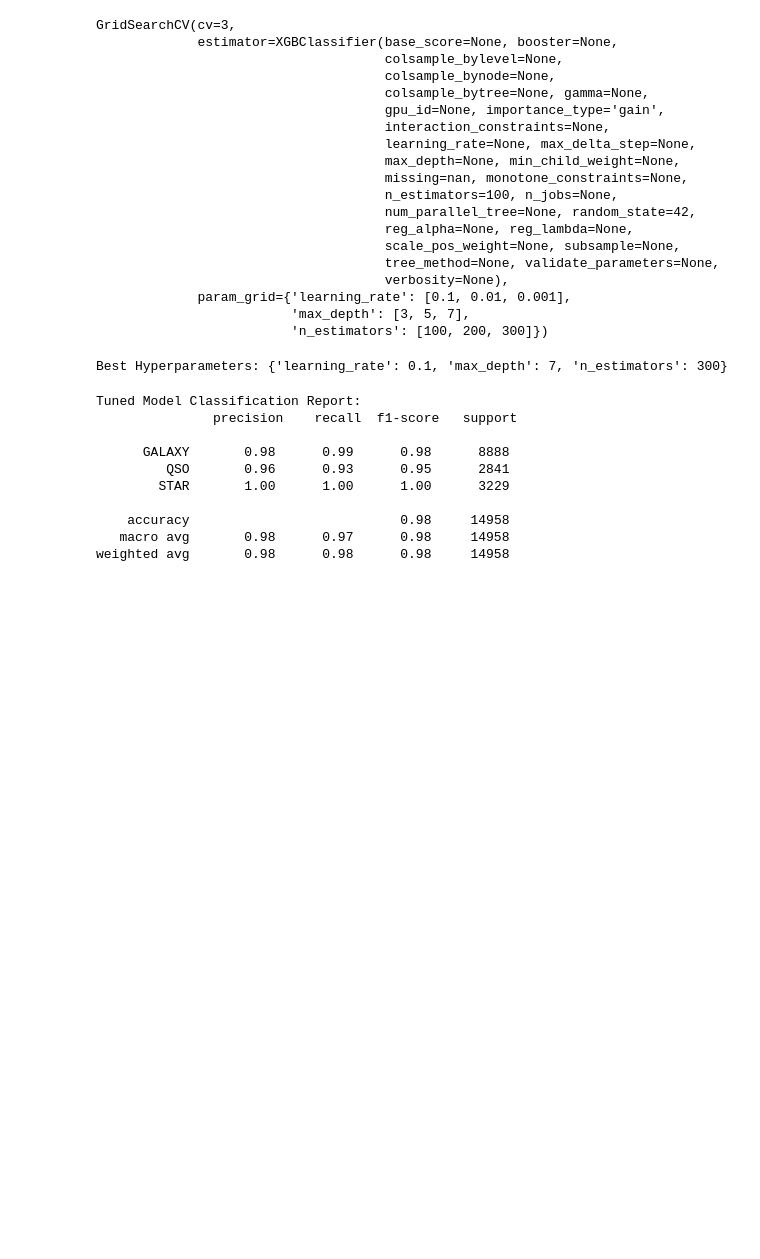
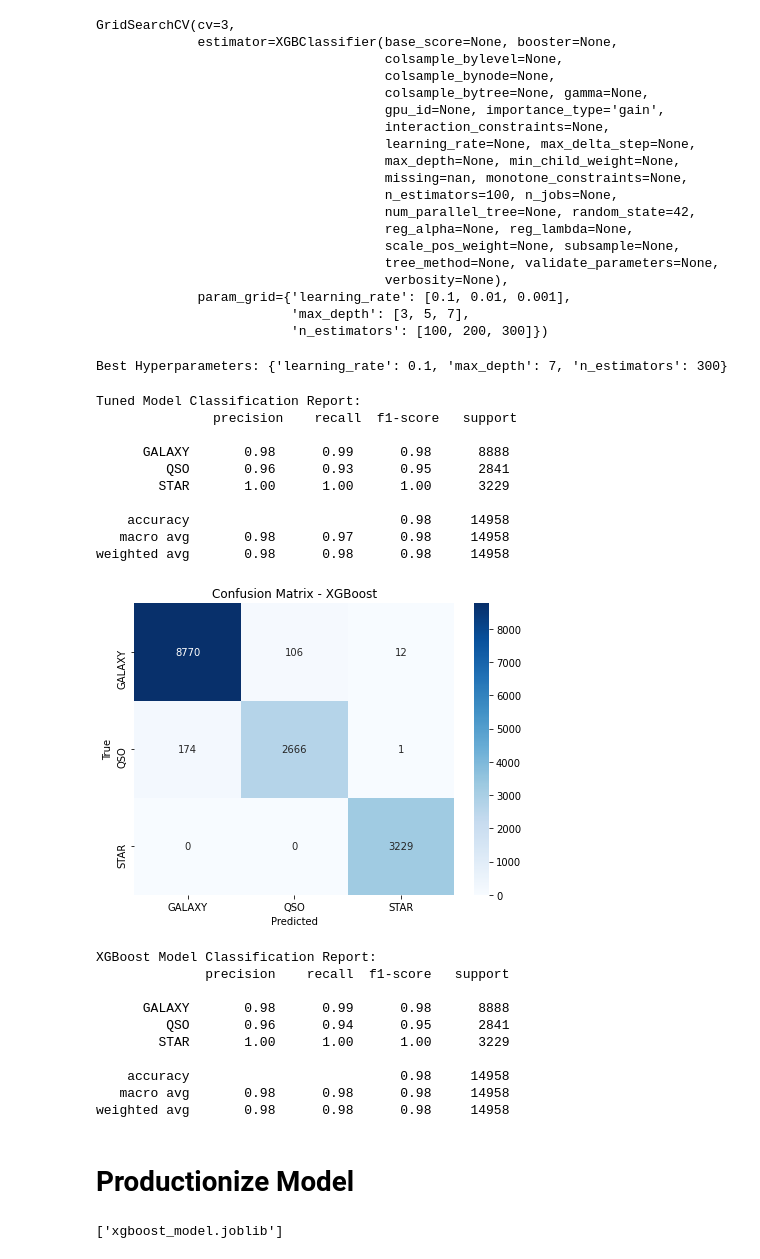
Before and after one commit to arnavhasija/nasa_stars_classification, a Jupyter notebook: stars_classification.ipynb, the cells around one changed output. Cells and saved outputs as stored; diff of their text form; code cells hidden in the pictures; blank space fills up the shorter version.

```diff
--- a/stars_classification.ipynb
+++ b/stars_classification.ipynb
@@ -452,3 +452,58 @@ Tuned Model Classification Report:
     accuracy                           0.98     14958
    macro avg       0.98      0.97      0.98     14958
 weighted avg       0.98      0.98      0.98     14958
+# %%
+import numpy as np
+import matplotlib.pyplot as plt
+import seaborn as sns
+from sklearn.metrics import confusion_matrix
+from sklearn.metrics import classification_report
+
+y_xgb_pred = xgb_model.predict(X_test_scaled)
+
+
+# Create confusion matrices
+cm_xgb = confusion_matrix(y_test, y_xgb_pred)
+
+
+# Define class names
+class_names = label_binarizer.classes_
+
+# Plot confusion matrices
+plt.figure(figsize=(12, 5))
+
+plt.subplot(1, 2, 1)
+sns.heatmap(cm_xgb, annot=True, fmt="d", cmap="Blues", xticklabels=class_names, yticklabels=class_names)
+plt.title('Confusion Matrix - XGBoost')
+plt.xlabel('Predicted')
+plt.ylabel('True')
+
+
+plt.tight_layout()
+plt.show()
+
+# Print classification report for both models
+print("XGBoost Model Classification Report:")
+print(classification_report(y_test, y_xgb_pred, target_names=class_names))
+# %% [output]
+[figure, added]
+XGBoost Model Classification Report:
+              precision    recall  f1-score   support
+
+      GALAXY       0.98      0.99      0.98      8888
+         QSO       0.96      0.94      0.95      2841
+        STAR       1.00      1.00      1.00      3229
+
+    accuracy                           0.98     14958
+   macro avg       0.98      0.98      0.98     14958
+weighted avg       0.98      0.98      0.98     14958
+# %% [markdown]
+# Productionize Model
+# %%
+import joblib
+
+# Save the trained XGBoost model to a file
+model_filename = 'xgboost_model.joblib'
+joblib.dump(xgb_model, model_filename)
+# %% [output]
+['xgboost_model.joblib']
```
Also changed, not shown: parts of 5 cells of this notebook.
